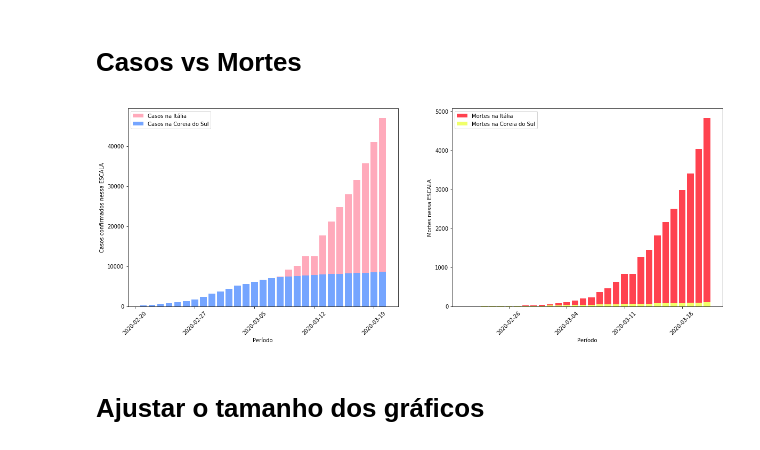
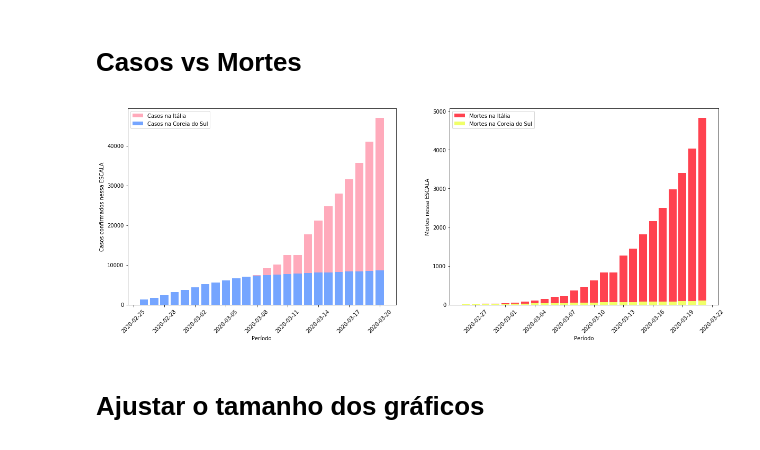
Before and after one commit to gabrielogregorio/jupyter-notebook, a Jupyter notebook: Estudo Corona Virus/Estudo do Coronavirus.ipynb, the cells around one changed output. Drawn from its saved outputs; the diff is of its cells as text; code cells hidden in the pictures.

```diff
--- a/Estudo Corona Virus/Estudo do Coronavirus.ipynb
+++ b/Estudo Corona Virus/Estudo do Coronavirus.ipynb
@@ -9,11 +9,11 @@ import matplotlib.pyplot as plt
 ## Datasets: https://data.humdata.org/dataset/novel-coronavirus-2019-ncov-cases
 # %%
 # Casos confirmados
-arquivo_confirmados = r"\Users\Gabriel Gregorio\Desktop\time_series_2019-ncov-Confirmed.csv"
+arquivo_confirmados = r"\Users\Gabriel Gregorio\Desktop\Estudo Corona Virus\time_series_2019-ncov-Confirmed.csv"
 # Arquivo: https://data.humdata.org/hxlproxy/api/data-preview.csv?url=https%3A%2F%2Fraw.githubusercontent.com%2FCSSEGISandData%2FCOVID-19%2Fmaster%2Fcsse_covid_19_data%2Fcsse_covid_19_time_series%2Ftime_series_19-covid-Confirmed.csv&filename=time_series_2019-ncov-Confirmed.csv
 # %%
 # Mortes pelo Coronavirus
-arquivo_mortes = r"\Users\Gabriel Gregorio\Desktop\time_series_2019-ncov-Deaths.csv"
+arquivo_mortes = r"\Users\Gabriel Gregorio\Desktop\Estudo Corona Virus\time_series_2019-ncov-Deaths.csv"
 # Arquivo: https://data.humdata.org/hxlproxy/api/data-preview.csv?url=https%3A%2F%2Fraw.githubusercontent.com%2FCSSEGISandData%2FCOVID-19%2Fmaster%2Fcsse_covid_19_data%2Fcsse_covid_19_time_series%2Ftime_series_19-covid-Deaths.csv&filename=time_series_2019-ncov-Deaths.csv
 # %%
 # Recuperações
@@ -125,7 +125,7 @@ plotar_grafico(df_recuperados, 'grafico_recuperacoes', 'Periodo', 'Mais de 1200
 [figure]
 # %%
 # Dias para ignorar na análise
-dias_ignorar = 30
+dias_ignorar = 0
 # %%
 def dataFrameLista(dataframe, regiao, dias_ignorar):
     lista = list(dataframe.loc[ dataframe['Country/Region'] == regiao].values)
@@ -153,42 +162,43 @@ recuperacaoCoreia = dataFrameLista(df_recuperados,  'Korea, South', dias_ignorar
 # %% [markdown]
 # Casos vs Mortes
 # %%
+ignorar_inicio =35
 # Primeiro plot
 plt.subplot(2,2,1)
 
 # Rotação dos labels
 plt.xticks(rotation=45)
 
 # Plotagem do primeiro gráfico
-plt.bar(data_dias_confirmados, casosItalia, color="#ffaabb", label = "Casos na Itália")
-plt.bar(data_dias_confirmados, casosCoreia, color="#75a5ff", label = "Casos na Coreia do Sul")
+plt.bar(data_dias_confirmados[ignorar_inicio:], casosItalia[ignorar_inicio:], color="#ffaabb", label = "Casos na Itália")
+plt.bar(data_dias_confirmados[ignorar_inicio:], casosCoreia[ignorar_inicio:], color="#75a5ff", label = "Casos na Coreia do Sul")
 
 # Exibição da legenda
 plt.legend()
 
 # Exibição dos labels
 plt.xlabel('Período')
 plt.ylabel('Casos confirmados nessa ESCALA')
 
 # Segundo plot
 plt.subplot(2,2,2)
 
 # Rotação dos labels
 plt.xticks(rotation=45)
 
 # Plotagem do segundo gráfico
-plt.bar(data_dias_mortes, mortesItalia, color="#ff424f", label = "Mortes na Itália")
-plt.bar(data_dias_mortes, mortesCoreia, color="#f0ff69", label = "Mortes na Coreia do Sul")
+plt.bar(data_dias_mortes[ignorar_inicio:], mortesItalia[ignorar_inicio:], color="#ff424f", label = "Mortes na Itália")
+plt.bar(data_dias_mortes[ignorar_inicio:], mortesCoreia[ignorar_inicio:], color="#f0ff69", label = "Mortes na Coreia do Sul")
 plt.legend()
 
 plt.xlabel('Período')
 plt.ylabel('Mortes nessa ESCALA')
 
 plt.savefig('casos_vs_mortes.png', dpi=300)
 
 plt.show()
 # %% [output]
-[figure, old version]
+[figure, new version]
 # %% [markdown]
 # Ajustar o tamanho dos gráficos
 # %%
```
Also changed, not shown: parts of 7 cells of this notebook, 4 other files.
